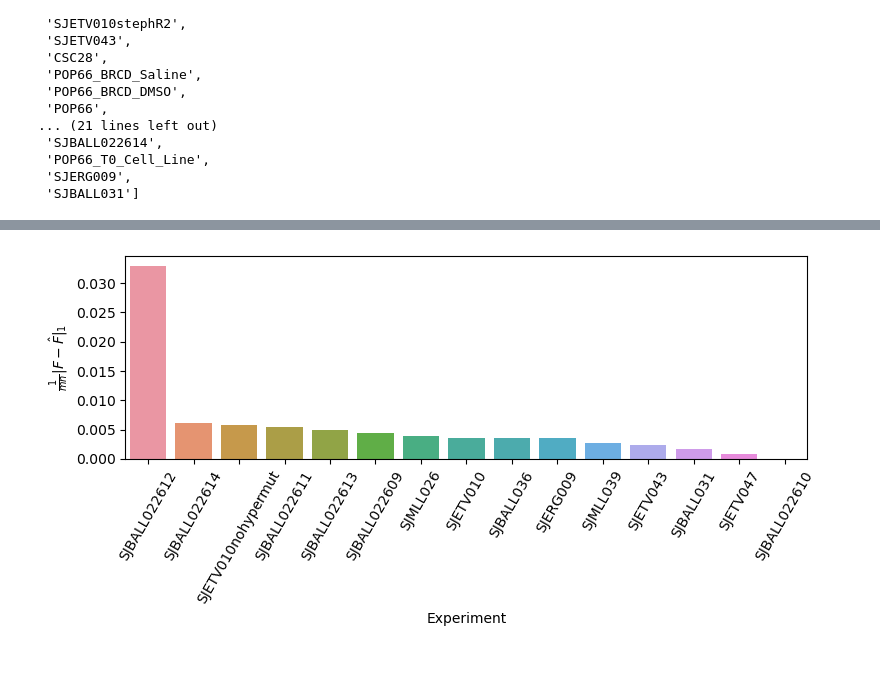
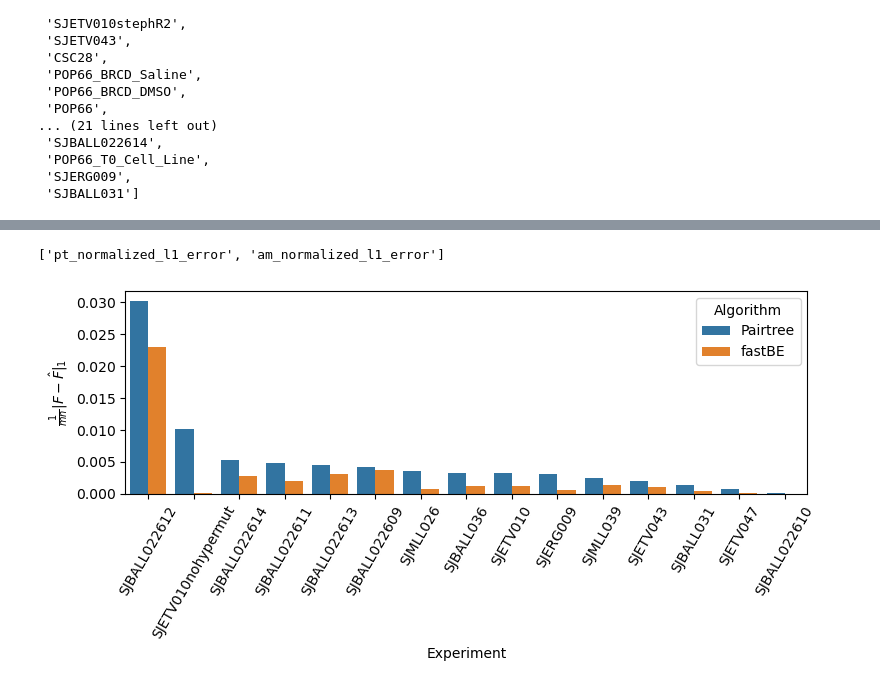
Before and after one commit to raphael-group/fastBE, a Jupyter notebook: notebooks/ball_realdata.ipynb, the cells around one changed output, grey strips where cells are left out. Drawn from its saved outputs; the diff is of its cells as text; code cells hidden in the pictures.

```diff
--- a/notebooks/ball_realdata.ipynb
+++ b/notebooks/ball_realdata.ipynb
@@ -39,18 +39,22 @@ experiments
 # %%
 def infer_matrices(freq_matrix, tree):
     clonal_matrix = score_result.construct_clonal_matrix(tree, len(tree.nodes))
-    usage_matrix = score_result.one_vafpp_linear_program(clonal_matrix, freq_matrix)
+    usage_matrix = score_result.one_vafpp_linear_program(clonal_matrix, freq_matrix)[0]
     return clonal_matrix, usage_matrix
 
 instances = []
 for exp in experiments:
+    if "POP66" in exp or "CSC28" in exp: continue
+
     freq_matrix = np.loadtxt(f"../realdata/allele_minima/{exp}_frequency_matrix.txt")
     if len(freq_matrix.shape) == 1:
         freq_matrix = freq_matrix.reshape((1, len(freq_matrix)))
+
     samples = pd.read_csv(f"../realdata/allele_minima/{exp}_samples.txt", header=None)
 
     pt = nx.read_adjlist(f"../realdata/pairtree/{exp}_best_tree.txt", nodetype=int, create_using=nx.DiGraph)
     am = nx.read_adjlist(f"../realdata/allele_minima/{exp}_inferred_tree.txt", nodetype=int, create_using=nx.DiGraph)
+
     am_clonal, am_usage = infer_matrices(freq_matrix, am)
     pt_clonal, pt_usage = infer_matrices(freq_matrix, pt)
 
@@ -95,6 +99,18 @@ def get_relations(tree):
 
     return relations
 
+def compute_sum_condition_violation(tree, frequency_matrix):
+    m, n = frequency_matrix.shape
+    violation = np.zeros(m)
+    for i in range(m):
+        for j in range(n):
+            child_sum = 0
+            for k in tree[j]:
+                child_sum += frequency_matrix[i,k]
+
+            violation[i] += max(0, child_sum - frequency_matrix[i, j])
+    return violation
+
 rows = []
 for inst in instances:
     am_error = inst["frequency_matrix"] - (inst["am_usage"] @ inst["am_clonal"])
@@ -102,6 +118,10 @@ for inst in instances:
     am_rels  = set(inst['pt'].edges) # get_relations(inst['pt'])
     pt_rels  = set(inst['am'].edges) # get_relations(inst['am'])
     sym_diff = (am_rels - pt_rels) | (pt_rels - am_rels)
+
+    am_sum_cond_violation = compute_sum_condition_violation(inst['am'], inst['frequency_matrix'])
+    pt_sum_cond_violation = compute_sum_condition_violation(inst['pt'], inst['frequency_matrix'])
+
     row = {
         "experiment": inst["experiment"],
         "am_l1_usage": np.abs(inst["am_usage"]).sum(),
@@ -112,6 +132,10 @@ for inst in instances:
         "pt_l1_frequency": np.abs(pt_error).sum(),
         "am_l0_frequency": (am_error != 0).sum(),
         "pt_l0_frequency": (pt_error != 0).sum(),
+        "am_sum_condition_violation": am_sum_cond_violation,
+        "pt_sum_condition_violation": pt_sum_cond_violation,
+        "am_total_sum_condition_violation": am_sum_cond_violation.sum(),
+        "pt_total_sum_condition_violation": pt_sum_cond_violation.sum(),
         "relationship_symm_dif": len(sym_diff),
         "m": inst["frequency_matrix"].shape[0],
         "n": inst["frequency_matrix"].shape[1],
@@ -159,2 +182,10 @@ fig.savefig("../results/figures/real_data_edge_set_symm_diff.pdf")
 # %%
-sparsity_df['normalized_l1_error'] = sparsity_df.am_l1_frequency / sparsity_df.instance_size
+sparsity_df['am_normalized_l1_error'] = sparsity_df.am_l1_frequency / sparsity_df.instance_size
+sparsity_df['pt_normalized_l1_error'] = sparsity_df.pt_l1_frequency / sparsity_df.instance_size
+sparsity_df['am_normalized_l0_usage_error'] = sparsity_df.am_l0_usage / sparsity_df.instance_size
+sparsity_df['pt_normalized_l0_usage_error'] = sparsity_df.pt_l0_usage / sparsity_df.instance_size
+
+l1_error_df = sparsity_df[['experiment','am_normalized_l1_error','pt_normalized_l1_error']].melt(id_vars='experiment')
+l0_usage_error_df = sparsity_df[['experiment','am_normalized_l0_usage_error','pt_normalized_l0_usage_error']].melt(id_vars='experiment')
+print(l1_error_df)
+print(l0_usage_error_df)
@@ -161,12 +210,19 @@ sparsity_df['normalized_l1_error'] = sparsity_df.am_l1_frequency / sparsity_df.i
 # %%
+l1_mask = l1_error_df['experiment'].str.contains('POP66') | l1_error_df['experiment'].str.contains('CSC28')
+
 fig, ax = plt.subplots(figsize=(8,4))
-sns.barplot(data=sparsity_df[~mask].sort_values(by='normalized_l1_error', ascending=False),x='experiment',y='normalized_l1_error',ax=ax)
+sns.barplot(data=l1_error_df[~l1_mask].sort_values(by='value', ascending=False), x='experiment',y='value', hue='variable', ax=ax)
 ax.set_xlabel('Experiment')
 ax.set_ylabel('$\\frac{1}{mn}|F-\hat{F}|_1$')
 for tick in ax.get_xticklabels():
     tick.set_rotation(60)
 
+handles, labels = ax.get_legend_handles_labels()
+print(labels)
+ax.legend(title='Algorithm', loc='upper right', handles=handles, labels=['Pairtree', 'fastBE'])
+
 fig.tight_layout()
 fig.savefig("../results/figures/real_data_normalized_l1_error.pdf")
 # %% [output]
+['pt_normalized_l1_error', 'am_normalized_l1_error']
-[figure, old version]
+[figure, new version]
```
Also changed, not shown: parts of 13 cells of this notebook, 18 other files.
